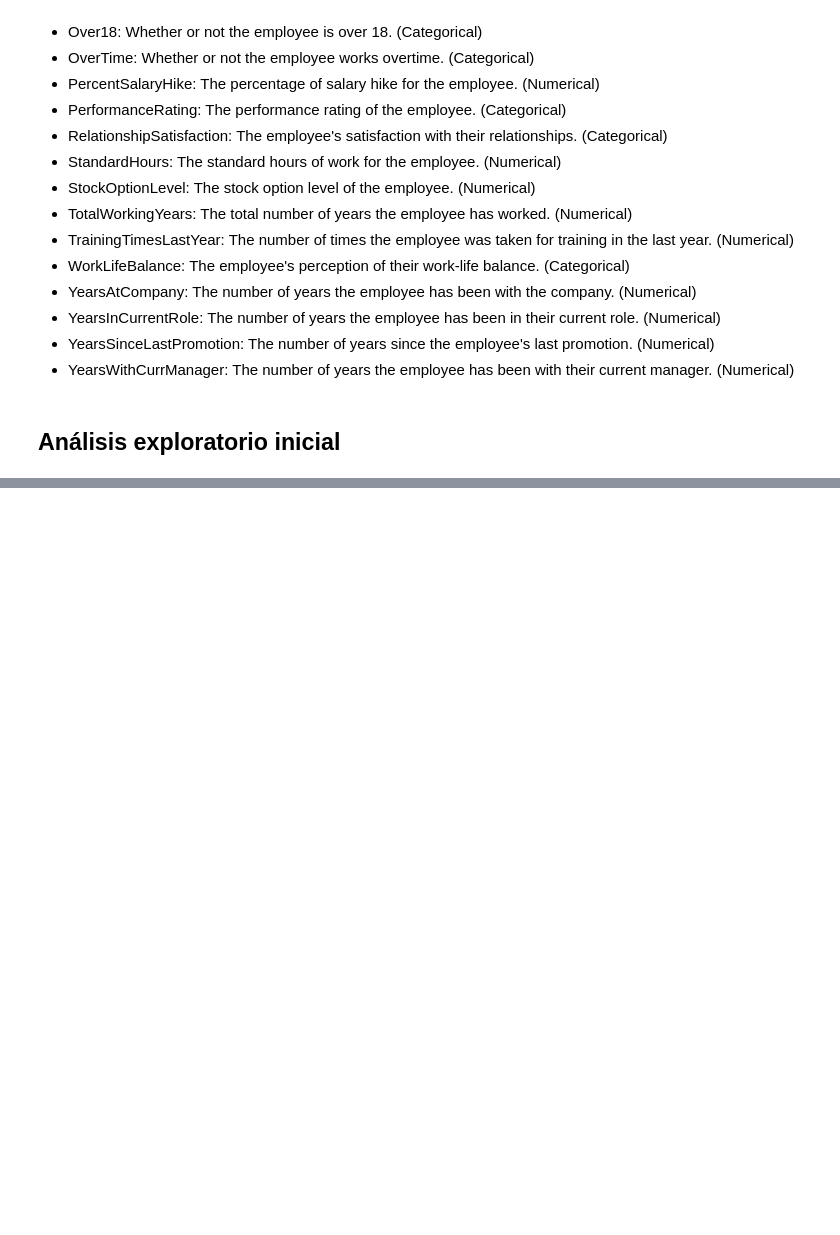
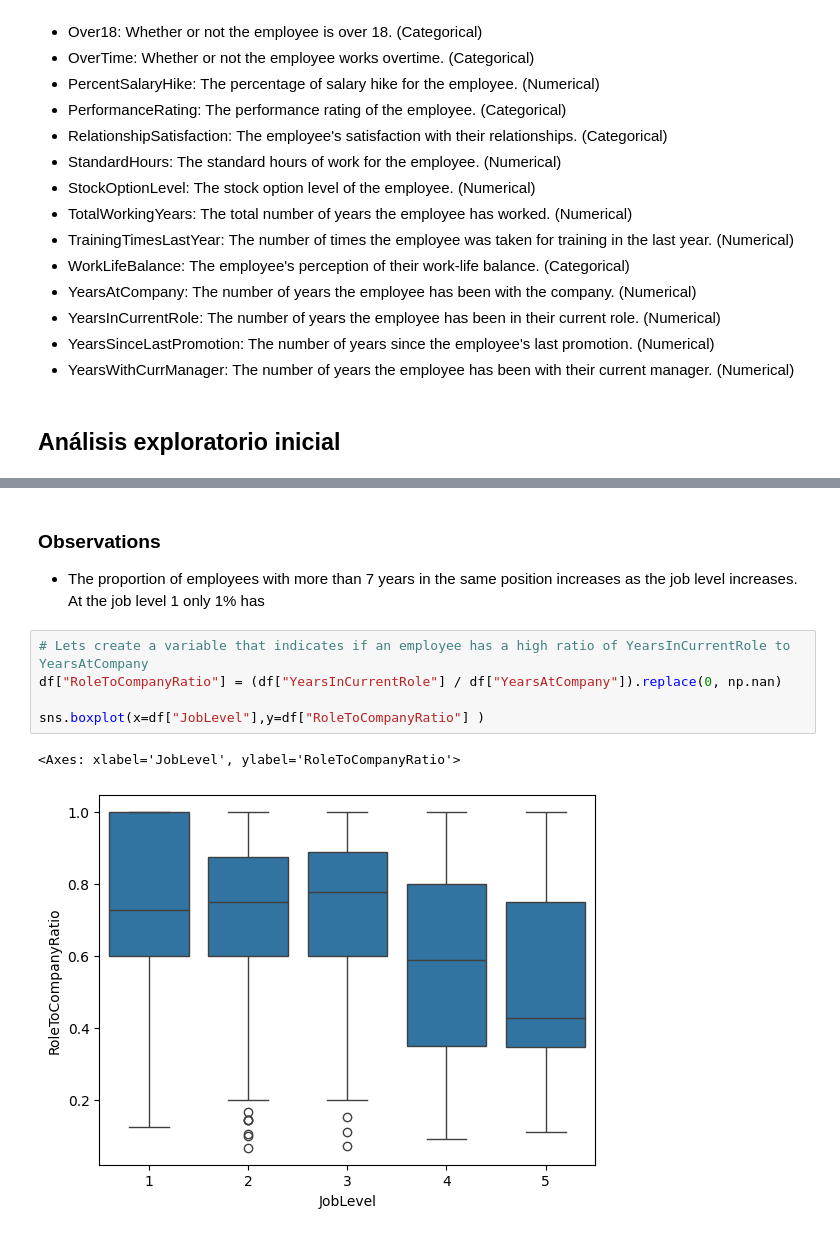
Before and after one commit to ekonosam/employee_attrition_project, a Jupyter notebook: notebook/EDA.ipynb, the cells around one changed output, grey strips where cells are left out. Drawn from its saved outputs; the diff is of its cells as text; blank space fills up the shorter version.

```diff
--- a/notebook/EDA.ipynb
+++ b/notebook/EDA.ipynb
@@ -91,0 +159,11 @@ ModuleNotFoundError: No module named 'missingno'
+# %% [markdown]
+### Observations
+- The proportion of employees with more than 7 years in the same position increases as the job level increases. At the job level 1 only 1% has
+# %%
+# Lets create a variable that indicates if an employee has a high ratio of YearsInCurrentRole to YearsAtCompany
+df["RoleToCompanyRatio"] = (df["YearsInCurrentRole"] / df["YearsAtCompany"]).replace(0, np.nan)
+
+sns.boxplot(x=df["JobLevel"],y=df["RoleToCompanyRatio"] )
+# %% [output]
+<Axes: xlabel='JobLevel', ylabel='RoleToCompanyRatio'>
+[figure, added]
```
Also changed, not shown: parts of 28 cells of this notebook, 3 other files.
